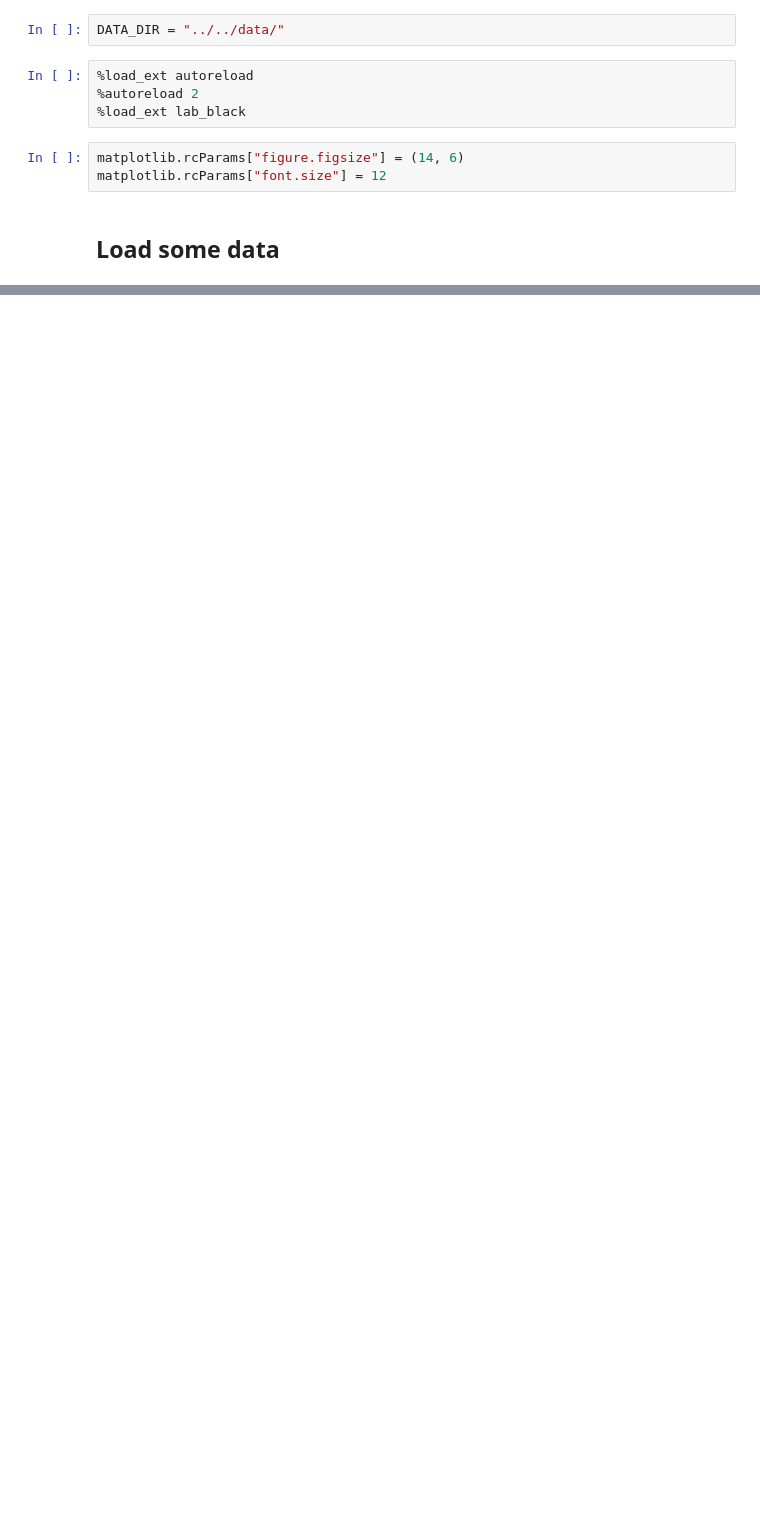
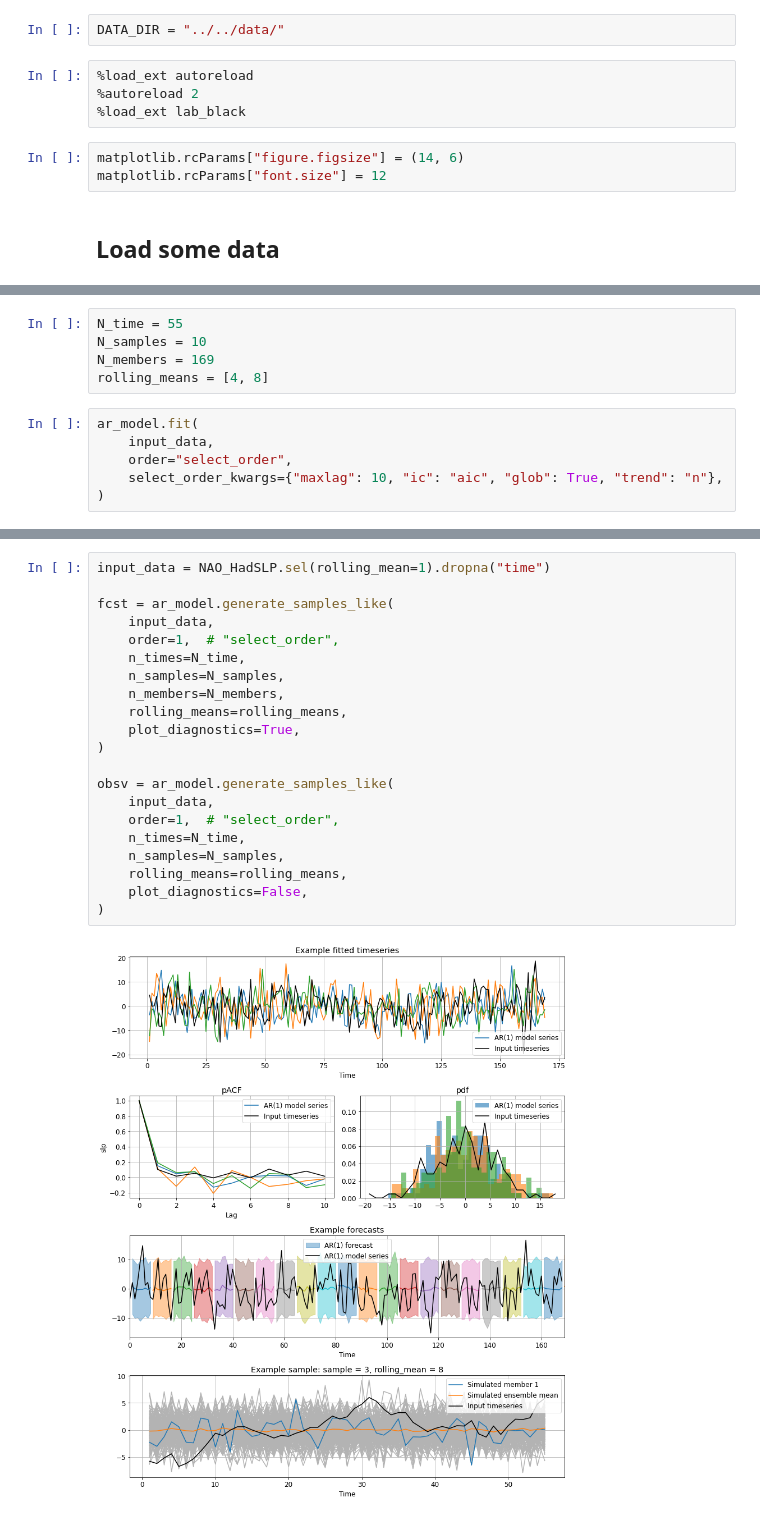
Before and after one commit to dougiesquire/Squire_2022_correlation, a Jupyter notebook: notebooks/exploratory/model_nao.ipynb, the cells around one changed output, grey strips where cells are left out. Cells and saved outputs as stored; diff of their text form; blank space fills up the shorter version.

```diff
--- a/notebooks/exploratory/model_nao.ipynb
+++ b/notebooks/exploratory/model_nao.ipynb
@@ -132,0 +96,11 @@ Attributes: (0)
+# %%
+N_time = 55
+N_samples = 10
+N_members = 169
+rolling_means = [4, 8]
+# %%
+ar_model.fit(
+    input_data,
+    order="select_order",
+    select_order_kwargs={"maxlag": 10, "ic": "aic", "glob": True, "trend": "n"},
+)
@@ -132,0 +114,23 @@ Attributes: (0)
+# %%
+input_data = NAO_HadSLP.sel(rolling_mean=1).dropna("time")
+
+fcst = ar_model.generate_samples_like(
+    input_data,
+    order=1,  # "select_order",
+    n_times=N_time,
+    n_samples=N_samples,
+    n_members=N_members,
+    rolling_means=rolling_means,
+    plot_diagnostics=True,
+)
+
+obsv = ar_model.generate_samples_like(
+    input_data,
+    order=1,  # "select_order",
+    n_times=N_time,
+    n_samples=N_samples,
+    rolling_means=rolling_means,
+    plot_diagnostics=False,
+)
+# %% [output]
+[figure, added]
```
Also changed, not shown: parts of 11 cells of this notebook, 2 other files.
